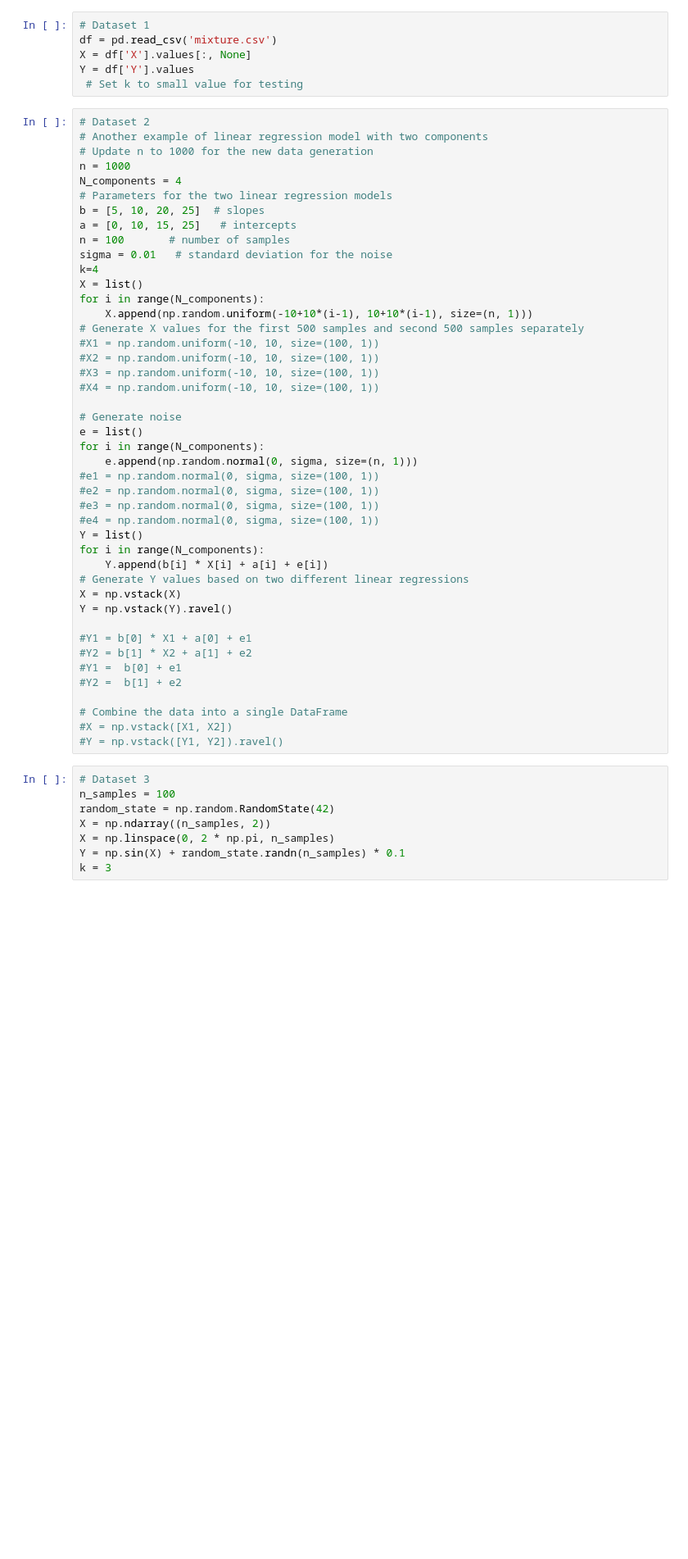
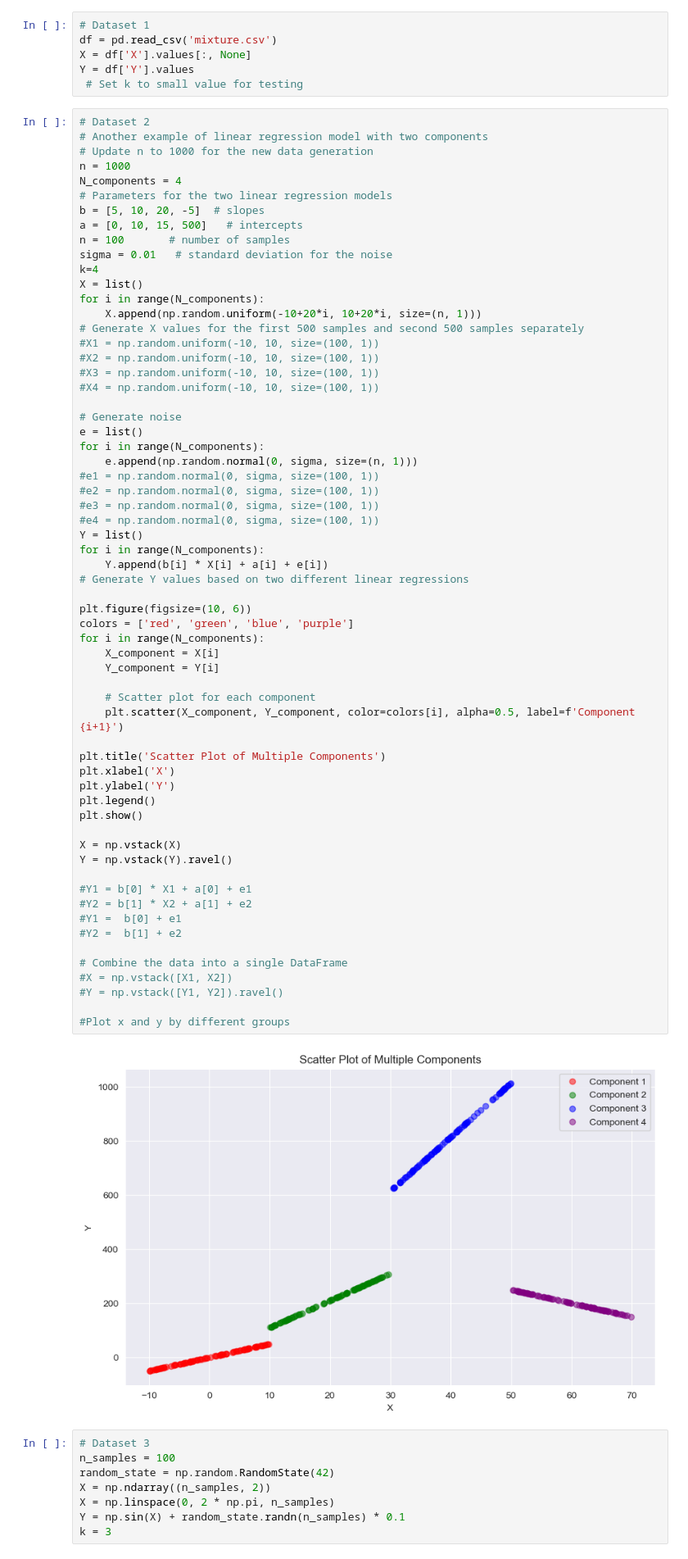
Before and after one commit to Kumachar/ResearchExamples, a Jupyter notebook: PyMC_Regression.ipynb, the cells around one changed output. Shown at 82% size. Cells and saved outputs as stored; diff of their text form; blank space fills up the shorter version.

```diff
--- a/PyMC_Regression.ipynb
+++ b/PyMC_Regression.ipynb
@@ -269,43 +268,63 @@ Y = df['Y'].values
 n = 1000
 N_components = 4
 # Parameters for the two linear regression models
-b = [5, 10, 20, 25]  # slopes
-a = [0, 10, 15, 25]   # intercepts
+b = [5, 10, 20, -5]  # slopes
+a = [0, 10, 15, 500]   # intercepts
 n = 100       # number of samples
 sigma = 0.01   # standard deviation for the noise
 k=4
 X = list()
 for i in range(N_components):
-    X.append(np.random.uniform(-10+10*(i-1), 10+10*(i-1), size=(n, 1)))
+    X.append(np.random.uniform(-10+20*i, 10+20*i, size=(n, 1)))
 # Generate X values for the first 500 samples and second 500 samples separately
 #X1 = np.random.uniform(-10, 10, size=(100, 1))
 #X2 = np.random.uniform(-10, 10, size=(100, 1))
 #X3 = np.random.uniform(-10, 10, size=(100, 1))
 #X4 = np.random.uniform(-10, 10, size=(100, 1))
 
 # Generate noise
 e = list()
 for i in range(N_components):
     e.append(np.random.normal(0, sigma, size=(n, 1)))
 #e1 = np.random.normal(0, sigma, size=(100, 1))
 #e2 = np.random.normal(0, sigma, size=(100, 1))
 #e3 = np.random.normal(0, sigma, size=(100, 1))
 #e4 = np.random.normal(0, sigma, size=(100, 1))
 Y = list()
 for i in range(N_components):
     Y.append(b[i] * X[i] + a[i] + e[i])
 # Generate Y values based on two different linear regressions
+
+plt.figure(figsize=(10, 6))
+colors = ['red', 'green', 'blue', 'purple']
+for i in range(N_components):
+    X_component = X[i]
+    Y_component = Y[i]
+
+    # Scatter plot for each component
+    plt.scatter(X_component, Y_component, color=colors[i], alpha=0.5, label=f'Component {i+1}')
+
+plt.title('Scatter Plot of Multiple Components')
+plt.xlabel('X')
+plt.ylabel('Y')
+plt.legend()
+plt.show()
+
 X = np.vstack(X)
 Y = np.vstack(Y).ravel()
 
 #Y1 = b[0] * X1 + a[0] + e1
 #Y2 = b[1] * X2 + a[1] + e2
 #Y1 =  b[0] + e1
 #Y2 =  b[1] + e2
 
 # Combine the data into a single DataFrame
 #X = np.vstack([X1, X2])
 #Y = np.vstack([Y1, Y2]).ravel()
+
+#Plot x and y by different groups
+# %% [output]
+[figure, added]
 # %%
 # Dataset 3
 n_samples = 100
```
Also changed, not shown: parts of 16 cells of this notebook.
